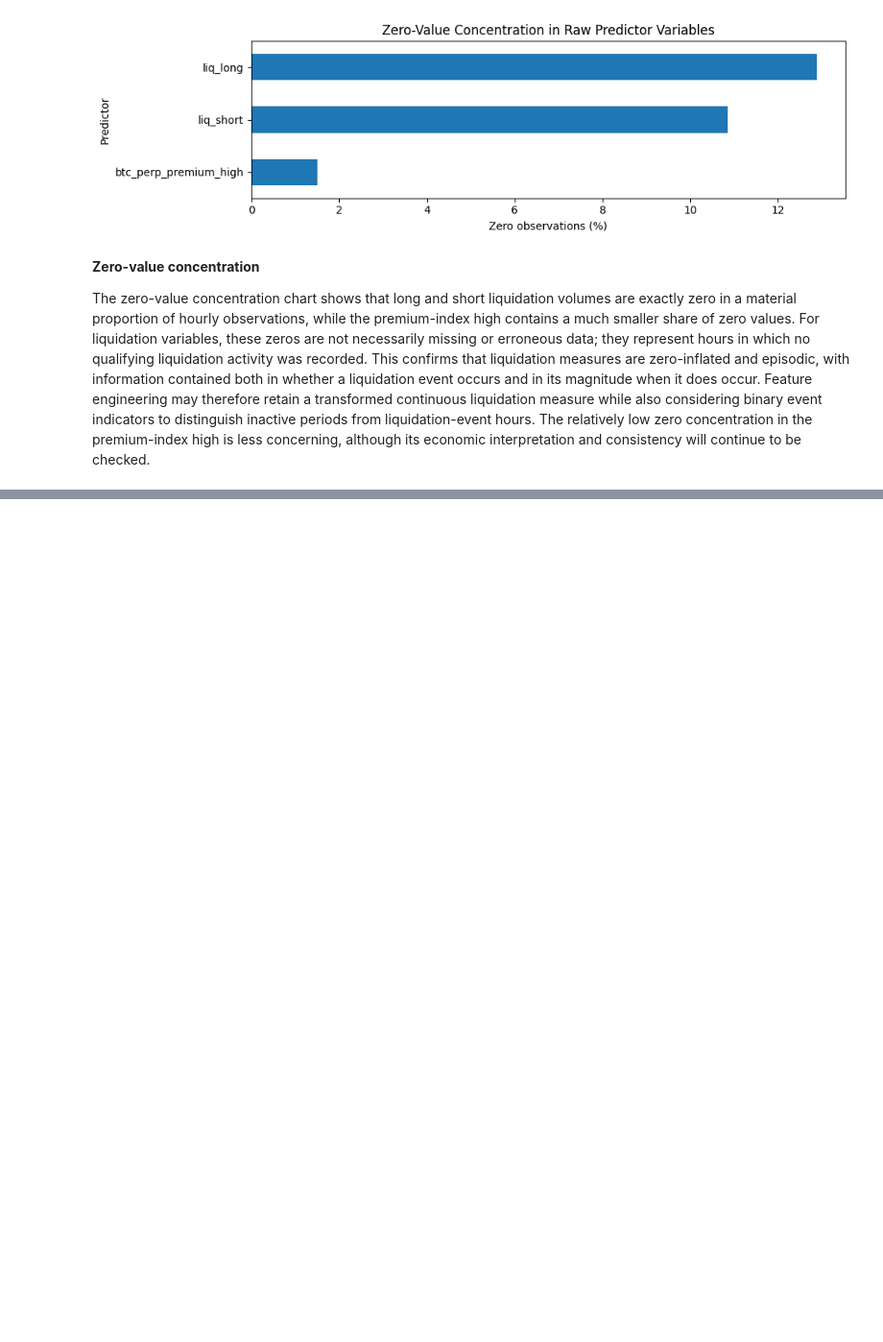
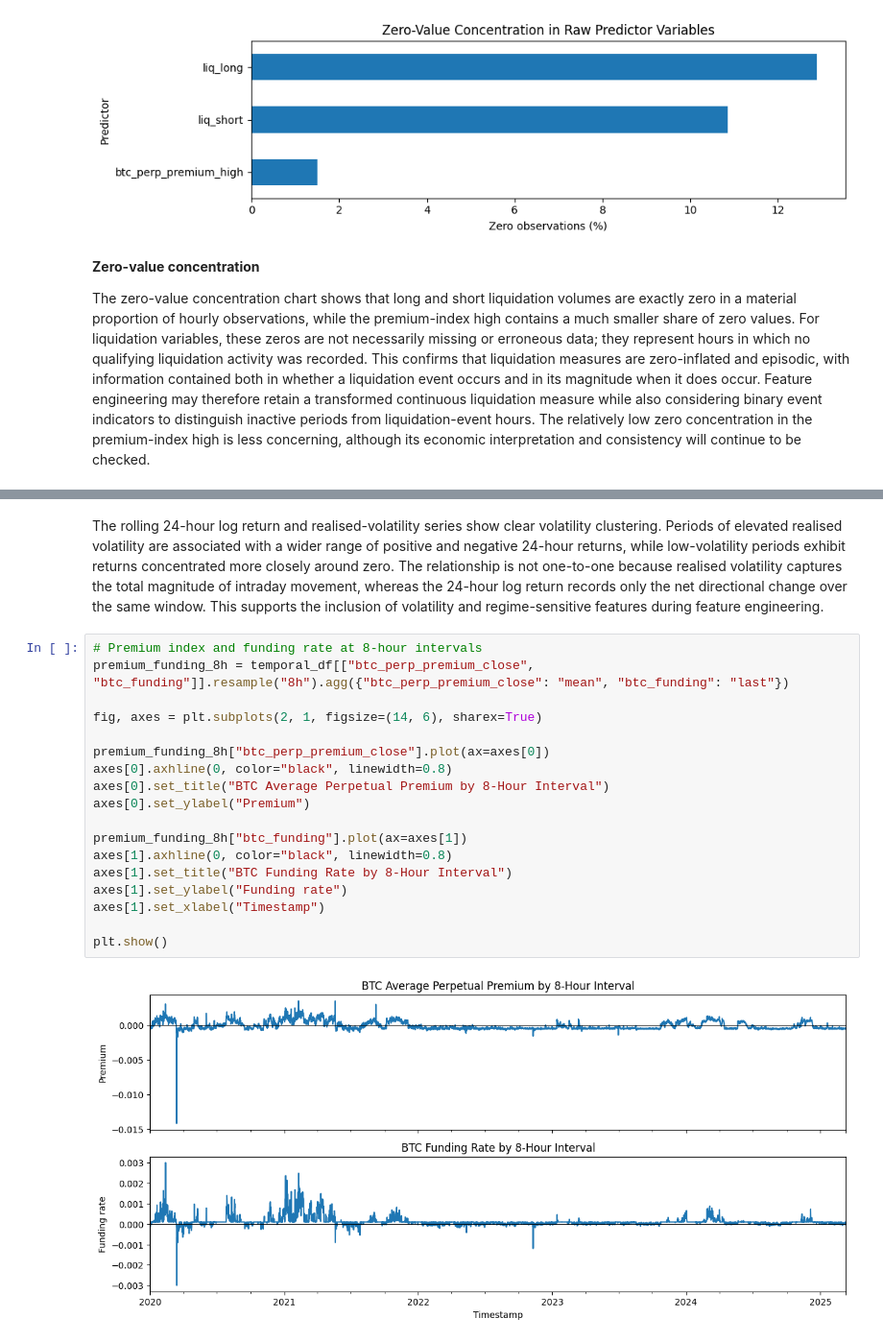
Before and after one commit to jade-lam/CQF, a Jupyter notebook: CQF_Final_Project.ipynb, the cells around one changed output, grey strips where cells are left out. Shown at 96% size. Cells and saved outputs as stored; diff of their text form; blank space fills up the shorter version.

```diff
--- a/CQF_Final_Project.ipynb
+++ b/CQF_Final_Project.ipynb
@@ -2001,0 +2091,22 @@ The zero-value concentration chart shows that long and short liquidation volumes
+# %% [markdown]
+The rolling 24-hour log return and realised-volatility series show clear volatility clustering. Periods of elevated realised volatility are associated with a wider range of positive and negative 24-hour returns, while low-volatility periods exhibit returns concentrated more closely around zero. The relationship is not one-to-one because realised volatility captures the total magnitude of intraday movement, whereas the 24-hour log return records only the net directional change over the same window. This supports the inclusion of volatility and regime-sensitive features during feature engineering.
+# %%
+# Premium index and funding rate at 8-hour intervals
+premium_funding_8h = temporal_df[["btc_perp_premium_close", "btc_funding"]].resample("8h").agg({"btc_perp_premium_close": "mean", "btc_funding": "last"})
+
+fig, axes = plt.subplots(2, 1, figsize=(14, 6), sharex=True)
+
+premium_funding_8h["btc_perp_premium_close"].plot(ax=axes[0])
+axes[0].axhline(0, color="black", linewidth=0.8)
+axes[0].set_title("BTC Average Perpetual Premium by 8-Hour Interval")
+axes[0].set_ylabel("Premium")
+
+premium_funding_8h["btc_funding"].plot(ax=axes[1])
+axes[1].axhline(0, color="black", linewidth=0.8)
+axes[1].set_title("BTC Funding Rate by 8-Hour Interval")
+axes[1].set_ylabel("Funding rate")
+axes[1].set_xlabel("Timestamp")
+
+plt.show()
+# %% [output]
+[figure, added]
```
Also changed, not shown: parts of 18 cells of this notebook.
